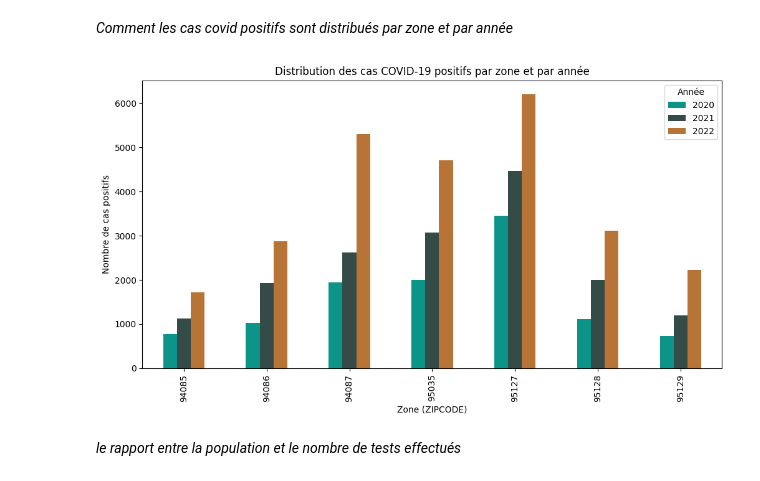
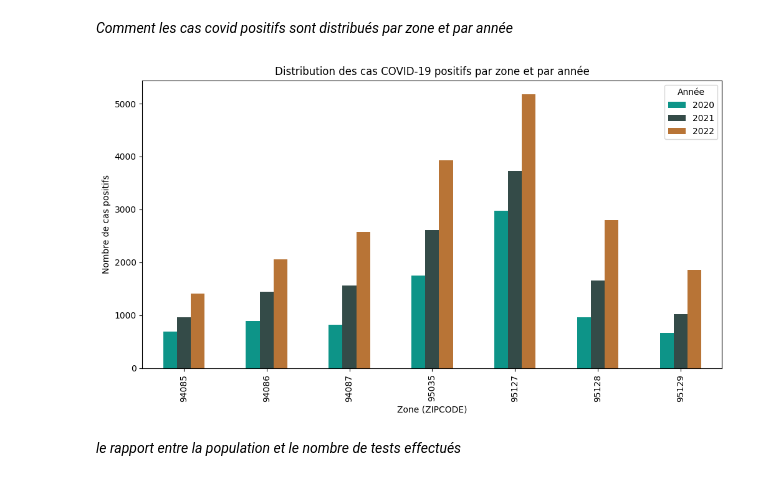
Before and after one commit to Katia-LOUNAS/Data_Mining, a Jupyter notebook: Visualisation.ipynb, the cells around one changed output. Cells and saved outputs as stored; diff of their text form; code cells hidden in the pictures.

Commit message:
fixing a graph

```diff
--- a/Visualisation.ipynb
+++ b/Visualisation.ipynb
@@ -73,15 +73,15 @@ See the caveats in the documentation: https://pandas.pydata.org/pandas-docs/stab
 # %%
 data2['Start date'] = pd.to_datetime(data2['Start date'])
 data2['year'] = data2['Start date'].dt.year
-grouped_data2 = data2.groupby(['zcta', 'year'])['positive tests'].sum().unstack()
+grouped_data2 = data2.groupby(['zcta', 'year'])['case count'].sum().unstack()
 grouped_data2.plot(kind='bar', figsize=(12, 6), color=custom_colors)
 plt.title('Distribution des cas COVID-19 positifs par zone et par année')
 plt.xlabel('Zone (ZIPCODE)')
 plt.ylabel('Nombre de cas positifs')
 plt.legend(title='Année')
 plt.show()
 # %% [output]
-[figure, old version]
+[figure, new version]
 # %% [markdown]
 <i> le rapport entre la population et le nombre de tests effectués
 # %%
```
